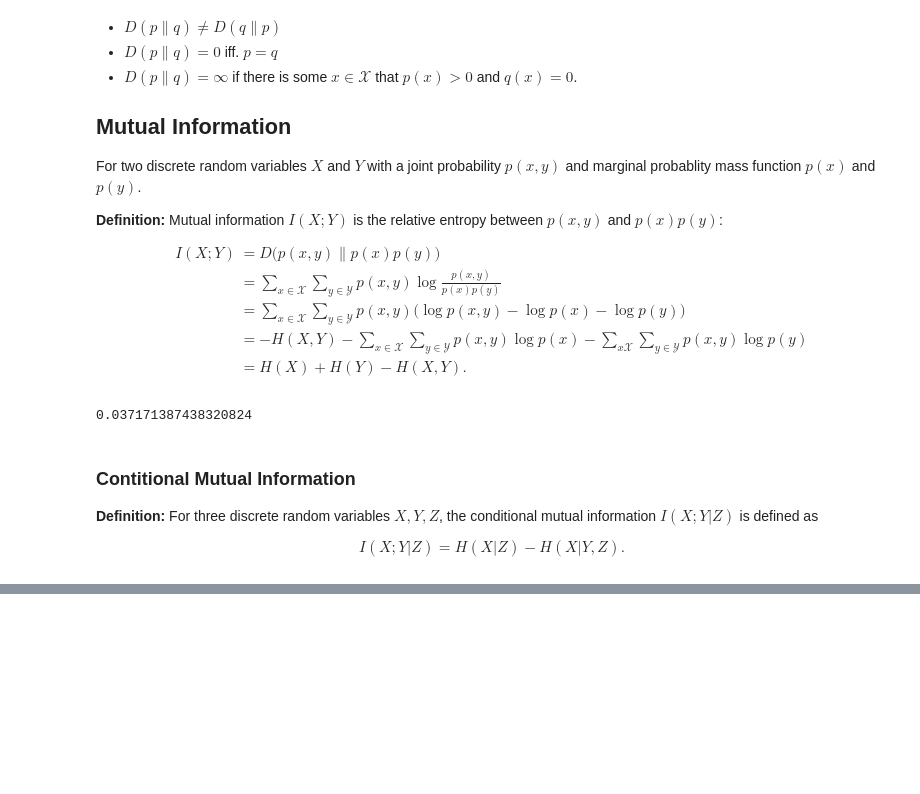
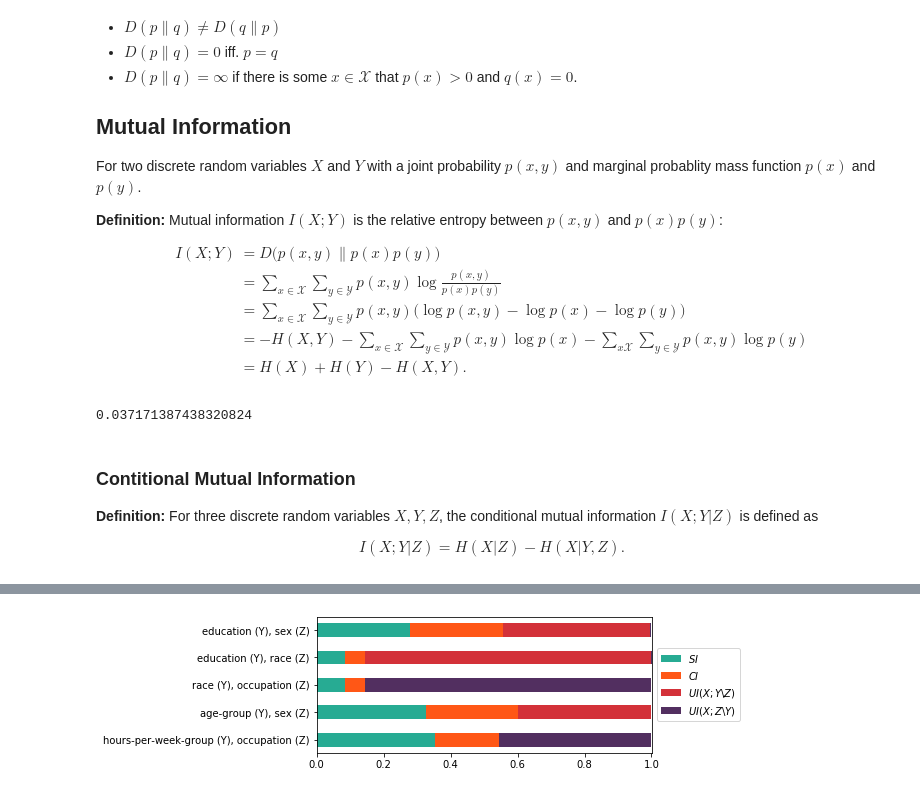
Before and after one commit to infodeco/computeUI, a Jupyter notebook: python/notebooks/us-1994-census.ipynb, the cells around one changed output, grey strips where cells are left out. Cells and saved outputs as stored; diff of their text form; code cells hidden in the pictures; blank space fills up the shorter version.

```diff
--- a/python/notebooks/us-1994-census.ipynb
+++ b/python/notebooks/us-1994-census.ipynb
@@ -571,0 +545,18 @@ This way of decomposition provides us a new aspect for analyzing the interaction
+# %%
+decomp_X_EG = information_decomposition(dist_census, 'X', 'EG')
+# %%
+decomp_X_ER = information_decomposition(dist_census, 'X', 'ER')
+# %%
+decomp_X_RO = information_decomposition(dist_census, 'X', 'RO')
+# %%
+decomp_X_AG = information_decomposition(dist_census, 'X', 'AG')
+# %%
+plot([
+    decomp_X_EG,
+    decomp_X_ER,
+    decomp_X_RO,
+    decomp_X_AG,
+    decomp_X_HO,
+][::-1])
+# %% [output]
+[figure, added]
```
Also changed, not shown: parts of 52 cells of this notebook.
